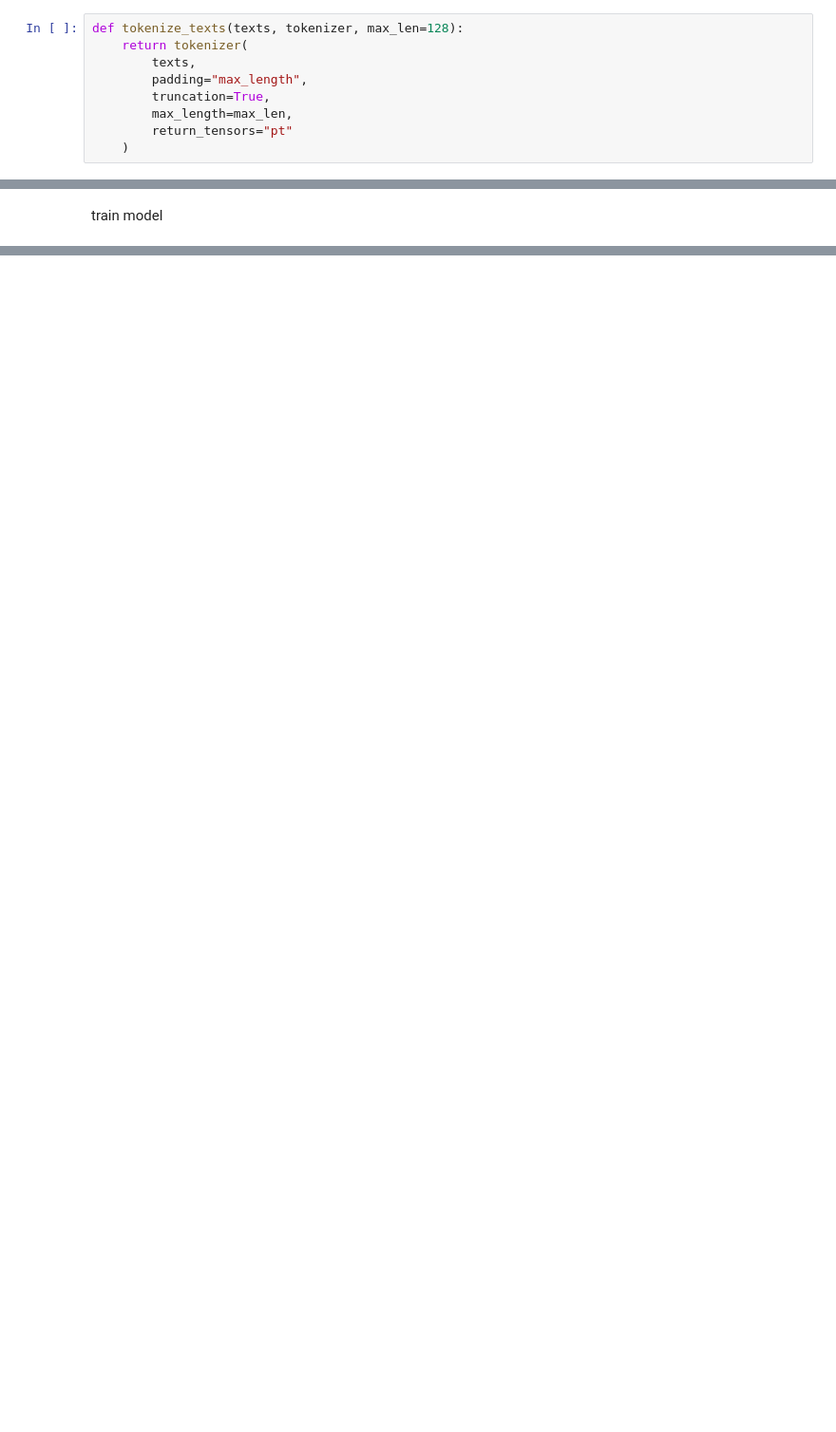
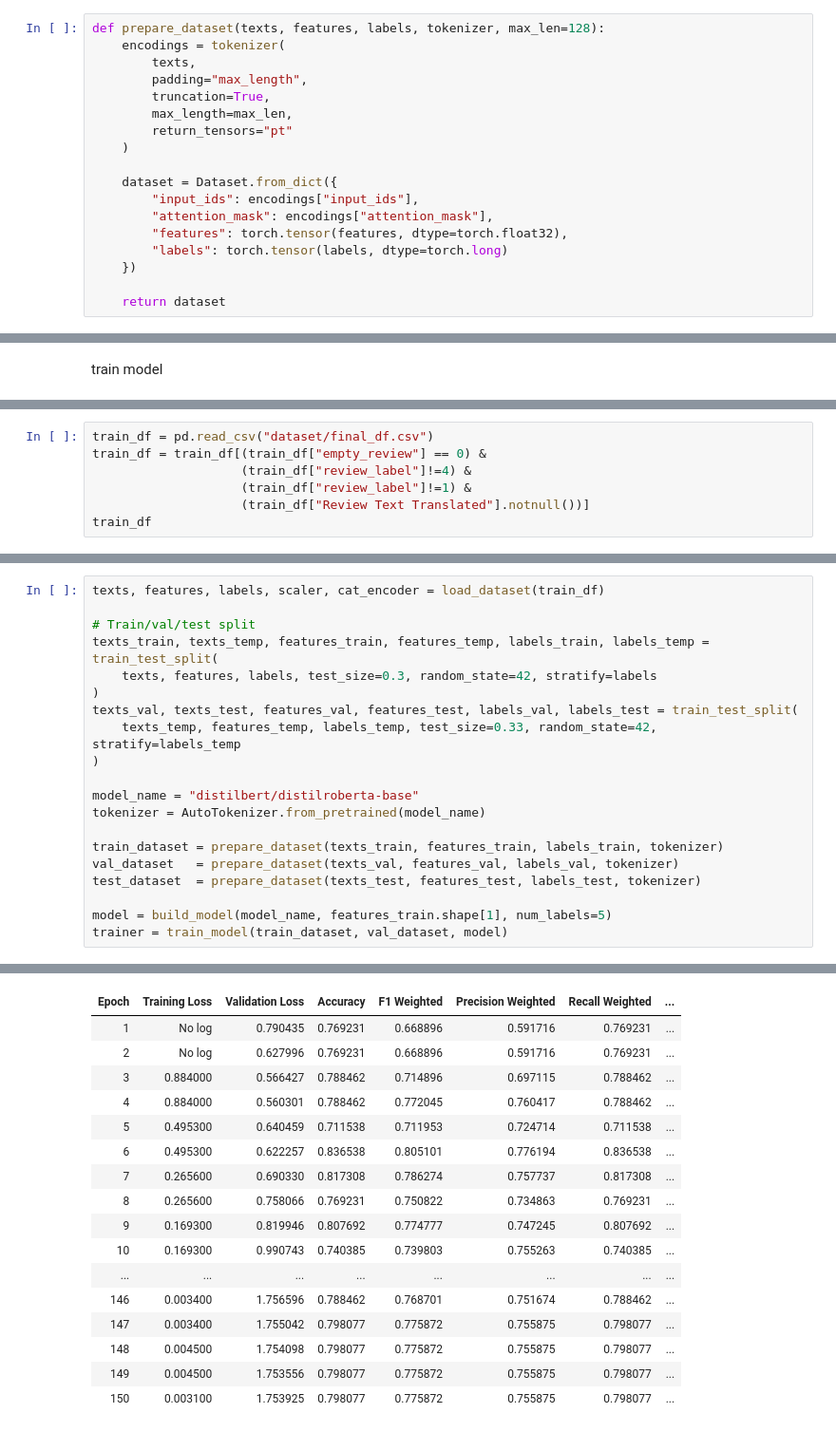
Before and after one commit to alvinnnnnnnnnn/TikTokJamFest, a Jupyter notebook: training.ipynb, the cells around one changed output, grey strips where cells are left out. Shown: that part at 95% size. Saved outputs shown, nothing was run; the diff lists cells and outputs as text; blank space fills up the shorter version.

Commit message:
updated training.ipynb with model + requirements

```diff
--- a/training.ipynb
+++ b/training.ipynb
@@ -459,14 +464,23 @@ def load_dataset(df):
 # %% [markdown]
 tokenize texts
 # %%
-def tokenize_texts(texts, tokenizer, max_len=128):
-    return tokenizer(
+def prepare_dataset(texts, features, labels, tokenizer, max_len=128):
+    encodings = tokenizer(
         texts,
         padding="max_length",
         truncation=True,
         max_length=max_len,
         return_tensors="pt"
     )
+
+    dataset = Dataset.from_dict({
+        "input_ids": encodings["input_ids"],
+        "attention_mask": encodings["attention_mask"],
+        "features": torch.tensor(features, dtype=torch.float32),
+        "labels": torch.tensor(labels, dtype=torch.long)
+    })
+
+    return dataset
 # %% [markdown]
 building model
 # %%
@@ -548,0 +587,7 @@ trainer, tokenizer = train_model(texts, features, labels)
+# %%
+train_df = pd.read_csv("dataset/final_df.csv")
+train_df = train_df[(train_df["empty_review"] == 0) &
+                    (train_df["review_label"]!=4) &
+                    (train_df["review_label"]!=1) &
+                    (train_df["Review Text Translated"].notnull())]
+train_df
@@ -548,0 +608,21 @@ trainer, tokenizer = train_model(texts, features, labels)
+# %%
+texts, features, labels, scaler, cat_encoder = load_dataset(train_df)
+
+# Train/val/test split
+texts_train, texts_temp, features_train, features_temp, labels_train, labels_temp = train_test_split(
+    texts, features, labels, test_size=0.3, random_state=42, stratify=labels
+)
+texts_val, texts_test, features_val, features_test, labels_val, labels_test = train_test_split(
+    texts_temp, features_temp, labels_temp, test_size=0.33, random_state=42, stratify=labels_temp
+)
+
+model_name = "distilbert/distilroberta-base"
+tokenizer = AutoTokenizer.from_pretrained(model_name)
+
+train_dataset = prepare_dataset(texts_train, features_train, labels_train, tokenizer)
+val_dataset   = prepare_dataset(texts_val, features_val, labels_val, tokenizer)
+test_dataset  = prepare_dataset(texts_test, features_test, labels_test, tokenizer)
+
+model = build_model(model_name, features_train.shape[1], num_labels=5)
+trainer = train_model(train_dataset, val_dataset, model)
+# %% [output]
@@ -548,0 +630,17 @@ trainer, tokenizer = train_model(texts, features, labels)
+| Epoch | Training Loss | Validation Loss | Accuracy | F1 Weighted | Precision Weighted | Recall Weighted | ... |
+| 1 | No log | 0.790435 | 0.769231 | 0.668896 | 0.591716 | 0.769231 | ... |
+| 2 | No log | 0.627996 | 0.769231 | 0.668896 | 0.591716 | 0.769231 | ... |
+| 3 | 0.884000 | 0.566427 | 0.788462 | 0.714896 | 0.697115 | 0.788462 | ... |
+| 4 | 0.884000 | 0.560301 | 0.788462 | 0.772045 | 0.760417 | 0.788462 | ... |
+| 5 | 0.495300 | 0.640459 | 0.711538 | 0.711953 | 0.724714 | 0.711538 | ... |
+| 6 | 0.495300 | 0.622257 | 0.836538 | 0.805101 | 0.776194 | 0.836538 | ... |
+| 7 | 0.265600 | 0.690330 | 0.817308 | 0.786274 | 0.757737 | 0.817308 | ... |
+| 8 | 0.265600 | 0.758066 | 0.769231 | 0.750822 | 0.734863 | 0.769231 | ... |
+| 9 | 0.169300 | 0.819946 | 0.807692 | 0.774777 | 0.747245 | 0.807692 | ... |
+| 10 | 0.169300 | 0.990743 | 0.740385 | 0.739803 | 0.755263 | 0.740385 | ... |
+| ... | ... | ... | ... | ... | ... | ... | ... |
+| 146 | 0.003400 | 1.756596 | 0.788462 | 0.768701 | 0.751674 | 0.788462 | ... |
+| 147 | 0.003400 | 1.755042 | 0.798077 | 0.775872 | 0.755875 | 0.798077 | ... |
+| 148 | 0.004500 | 1.754098 | 0.798077 | 0.775872 | 0.755875 | 0.798077 | ... |
+| 149 | 0.004500 | 1.753556 | 0.798077 | 0.775872 | 0.755875 | 0.798077 | ... |
+| 150 | 0.003100 | 1.753925 | 0.798077 | 0.775872 | 0.755875 | 0.798077 | ... |
```
Also changed, not shown: parts of 15 cells of this notebook, 1 other file.
